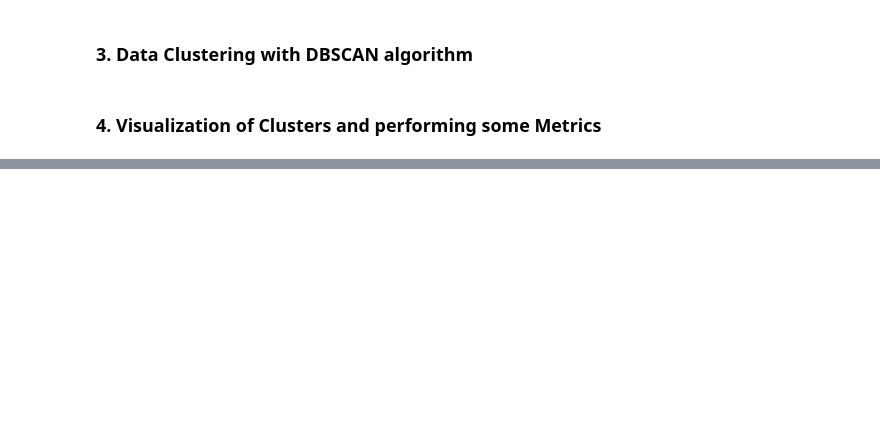
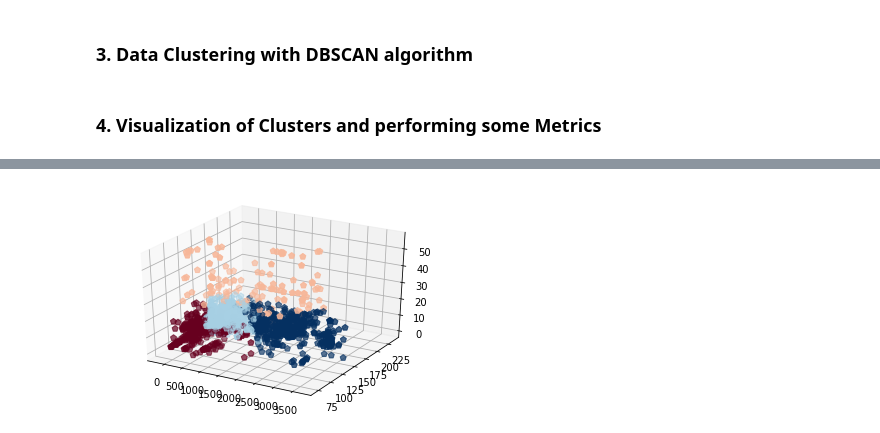
Before and after one commit to pausampietro/run_perfomance, a Jupyter notebook: 3. Data Clustering.ipynb, the cells around one changed output, grey strips where cells are left out. Saved outputs shown, nothing was run; the diff lists cells and outputs as text; code cells hidden in the pictures; blank space fills up the shorter version.

```diff
--- a/3. Data Clustering.ipynb
+++ b/3. Data Clustering.ipynb
@@ -78,0 +117,12 @@ sns.scatterplot(x='pace',y='vertical_speed',data=records.sample(1e5) ,hue='kmean
+# %%
+fig = plt.figure()
+ax = fig.add_subplot(111, projection='3d')
+x = np.array(sample.pace)
+y = np.array(sample.heart_rate)
+z = np.array(sample.enhanced_altitude)
+
+ax.scatter(z,y,x, marker="p", c=sample.kmeans_cluster, s=40, cmap="RdBu")
+
+plt.show()
+# %% [output]
+[figure, added]
```
Also changed, not shown: parts of 16 cells of this notebook.
